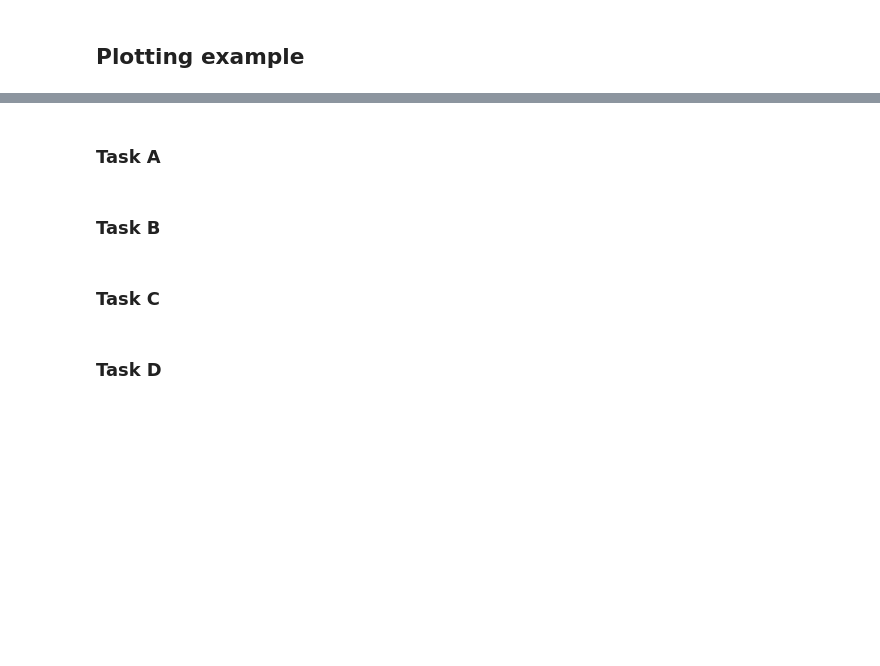
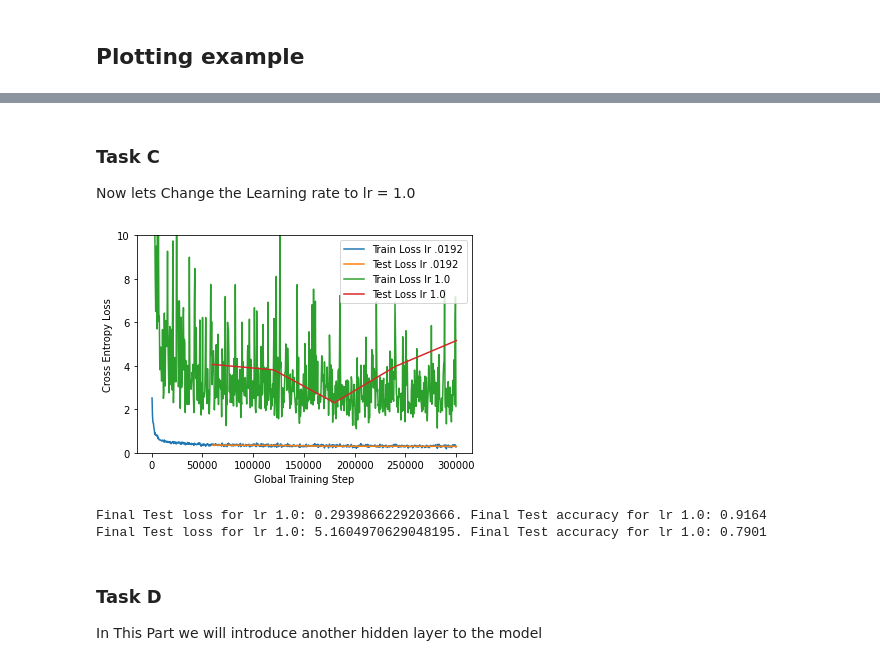
Before and after one commit to ashiqulalamkhan/TDT4195_IP, a Jupyter notebook: assignment 1/task4.ipynb, the cells around one changed output, grey strips where cells are left out. Cells and saved outputs as stored; diff of their text form; code cells hidden in the pictures; blank space fills up the shorter version.

```diff
--- a/assignment 1/task4.ipynb
+++ b/assignment 1/task4.ipynb
@@ -188,8 +285,3 @@ for idx in range(len(weight)):
-# %% [markdown]
-### Task A
-# %% [markdown]
-### Task B
-# %% [markdown]
-### Task C
-# %% [markdown]
-### Task D
+# %% [markdown]
+### Task C
+Now lets Change the Learning rate to lr = 1.0
@@ -195,0 +356,26 @@ for idx in range(len(weight)):
+# %%
+#Performence Visualization ORIGINAL vs lr = 1.0 optimizer:
+# We can now plot the two models against each other
+# Plot loss
+utils.plot_loss(train_loss_dict_org, label="Train Loss lr .0192")
+utils.plot_loss(test_loss_dict_org, label="Test Loss lr .0192")
+utils.plot_loss(train_loss_dict_one, label="Train Loss lr 1.0")
+utils.plot_loss(test_loss_dict_one, label="Test Loss lr 1.0")
+# Limit the y-axis of the plot (The range should not be increased!)
+plt.ylim([0, 10])
+plt.legend()
+plt.xlabel("Global Training Step")
+plt.ylabel("Cross Entropy Loss")
+plt.savefig("image_solutions/task_4c.png")
+plt.show()
+
+torch.save(model.state_dict(), "saved_model.torch")
+print(f"Final Test loss for lr 1.0: {final_loss_org}. Final Test accuracy for lr 0.0192: {final_acc_org}")
+print(f"Final Test loss for lr 1.0: {final_loss_one}. Final Test accuracy for lr 1.0: {final_acc_one}")
+# %% [output]
+[figure, added]
+Final Test loss for lr 1.0: 0.2939866229203666. Final Test accuracy for lr 1.0: 0.9164
+Final Test loss for lr 1.0: 5.1604970629048195. Final Test accuracy for lr 1.0: 0.7901
+# %% [markdown]
+### Task D
+In This Part we will introduce another hidden layer to the model
```
Also changed, not shown: parts of 16 cells of this notebook, 15 other files.
